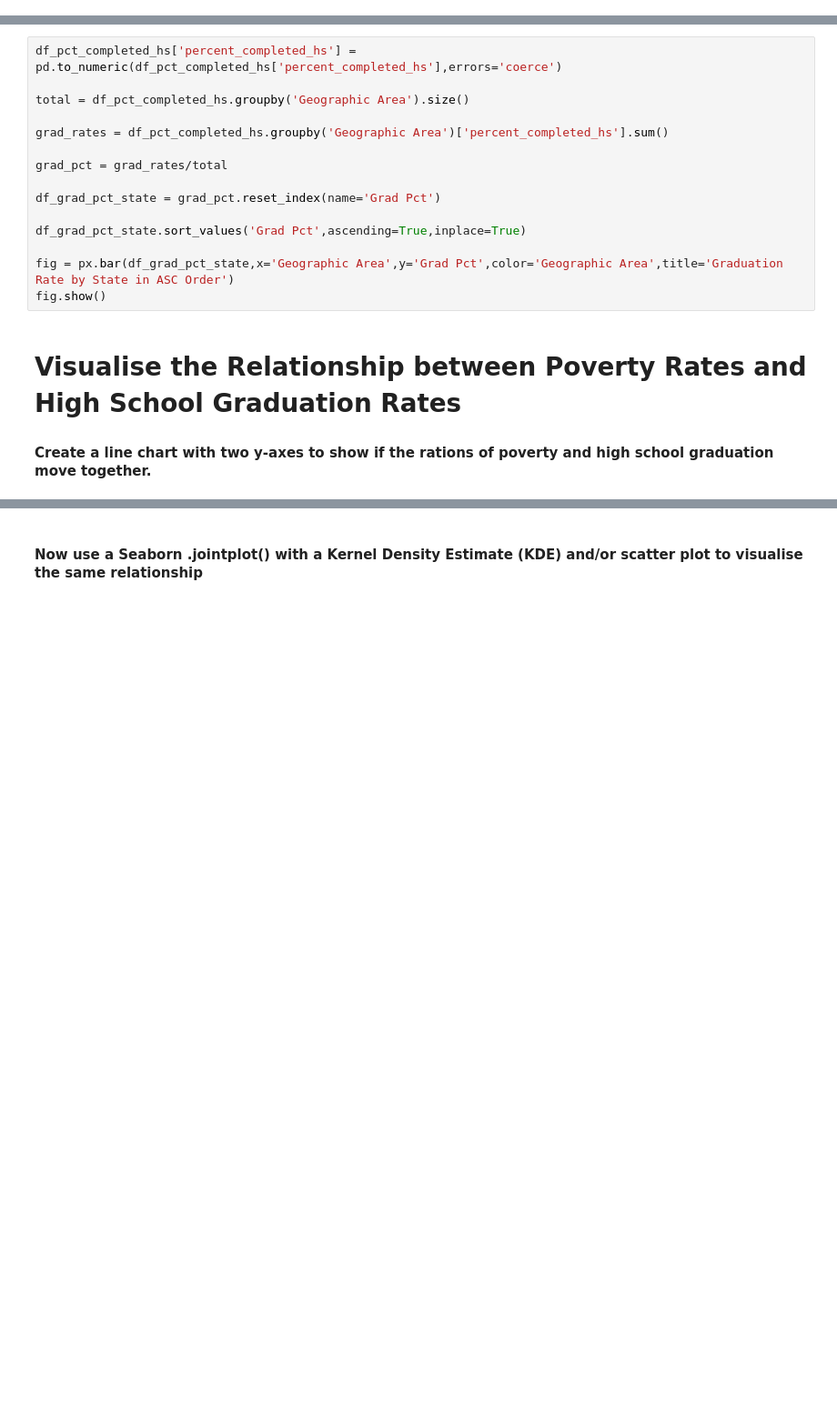
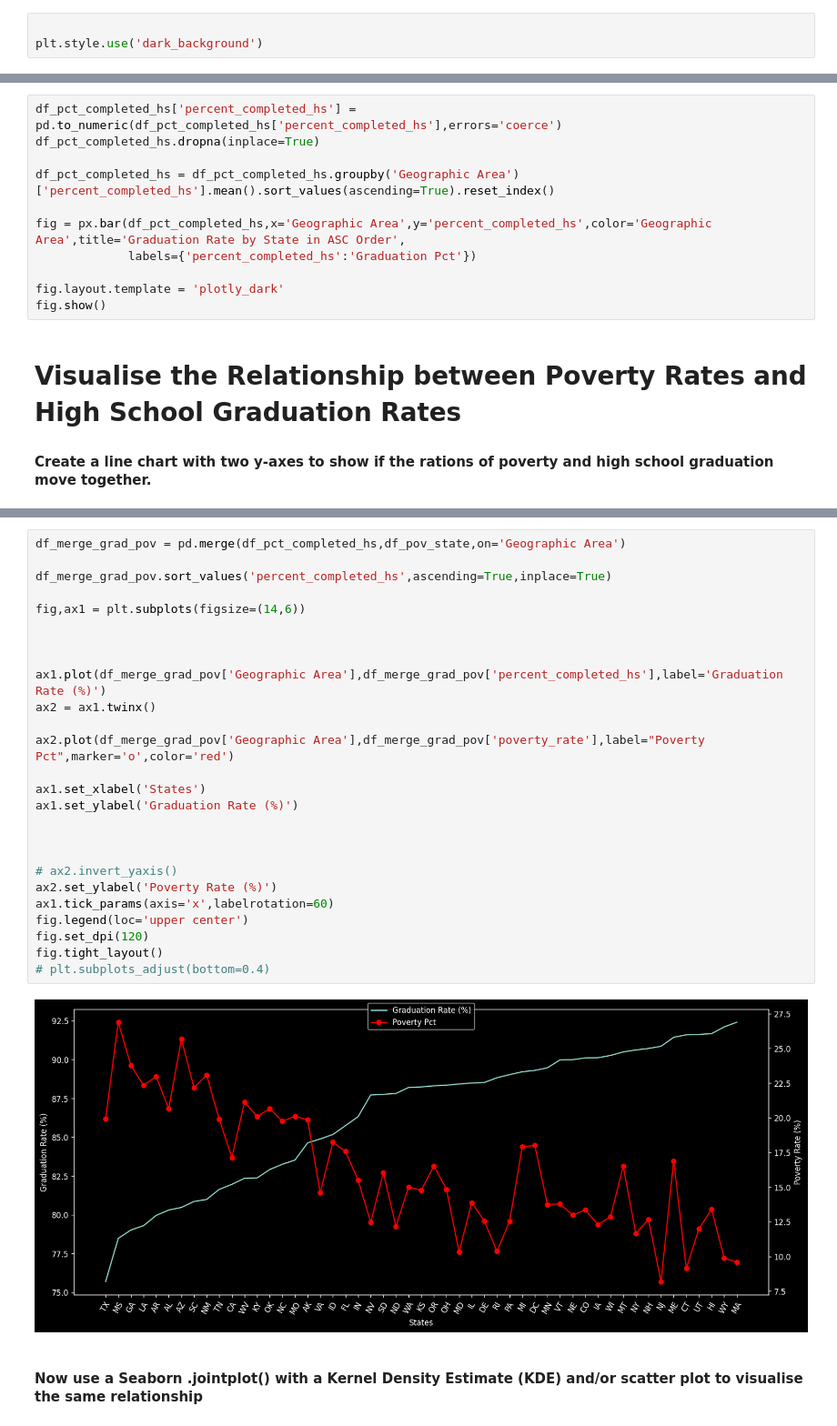
Before and after one commit to SeanRVACode/Professional-Portfolio, a Jupyter notebook: Analyze Deaths involving Police in the US/Fatal_Force_(start).ipynb, the cells around one changed output, grey strips where cells are left out. Shown at 91% size. Saved outputs shown, nothing was run; the diff lists cells and outputs as text; blank space fills up the shorter version.

Commit message:
Graph on Graduation Rate and Poverty Rate

```diff
--- a/Analyze Deaths involving Police in the US/Fatal_Force_(start).ipynb
+++ b/Analyze Deaths involving Police in the US/Fatal_Force_(start).ipynb
@@ -91,6 +91,9 @@ Consider how to deal with the NaN values. Perhaps substituting 0 is appropriate.
 # Clean up the nan with
 for name,df in dfs.items():
     df.fillna(0)
+# %%
+
+plt.style.use('dark_background')
 # %% [markdown]
 # Chart the Poverty Rate in each US State
 
@@ -136,18 +131,14 @@ df_pct_completed_hs.head()
 | 4 | AL | Akron town | 68.6 |
 # %%
 df_pct_completed_hs['percent_completed_hs'] = pd.to_numeric(df_pct_completed_hs['percent_completed_hs'],errors='coerce')
+df_pct_completed_hs.dropna(inplace=True)
 
-total = df_pct_completed_hs.groupby('Geographic Area').size()
+df_pct_completed_hs = df_pct_completed_hs.groupby('Geographic Area')['percent_completed_hs'].mean().sort_values(ascending=True).reset_index()
 
-grad_rates = df_pct_completed_hs.groupby('Geographic Area')['percent_completed_hs'].sum()
+fig = px.bar(df_pct_completed_hs,x='Geographic Area',y='percent_completed_hs',color='Geographic Area',title='Graduation Rate by State in ASC Order',
+             labels={'percent_completed_hs':'Graduation Pct'})
 
-grad_pct = grad_rates/total
-
-df_grad_pct_state = grad_pct.reset_index(name='Grad Pct')
-
-df_grad_pct_state.sort_values('Grad Pct',ascending=True,inplace=True)
-
-fig = px.bar(df_grad_pct_state,x='Geographic Area',y='Grad Pct',color='Geographic Area',title='Graduation Rate by State in ASC Order')
+fig.layout.template = 'plotly_dark'
 fig.show()
 # %% [markdown]
 # Visualise the Relationship between Poverty Rates and High School Graduation Rates
@@ -166,3 +147,31 @@ Text(0, 0.5, 'Graduation Pct')
+# %%
+df_merge_grad_pov = pd.merge(df_pct_completed_hs,df_pov_state,on='Geographic Area')
+
+df_merge_grad_pov.sort_values('percent_completed_hs',ascending=True,inplace=True)
+
+fig,ax1 = plt.subplots(figsize=(14,6))
+
+
+
+ax1.plot(df_merge_grad_pov['Geographic Area'],df_merge_grad_pov['percent_completed_hs'],label='Graduation Rate (%)')
+ax2 = ax1.twinx()
+
+ax2.plot(df_merge_grad_pov['Geographic Area'],df_merge_grad_pov['poverty_rate'],label="Poverty Pct",marker='o',color='red')
+
+ax1.set_xlabel('States')
+ax1.set_ylabel('Graduation Rate (%)')
+
+
+
+# ax2.invert_yaxis()
+ax2.set_ylabel('Poverty Rate (%)')
+ax1.tick_params(axis='x',labelrotation=60)
+fig.legend(loc='upper center')
+fig.set_dpi(120)
+fig.tight_layout()
+# plt.subplots_adjust(bottom=0.4)
+# %% [output]
+[figure, added]
 # %% [markdown]
 #### Now use a Seaborn .jointplot() with a Kernel Density Estimate (KDE) and/or scatter plot to visualise the same relationship
 # %% [markdown]
```
Also changed, not shown: parts of 2 cells of this notebook.
